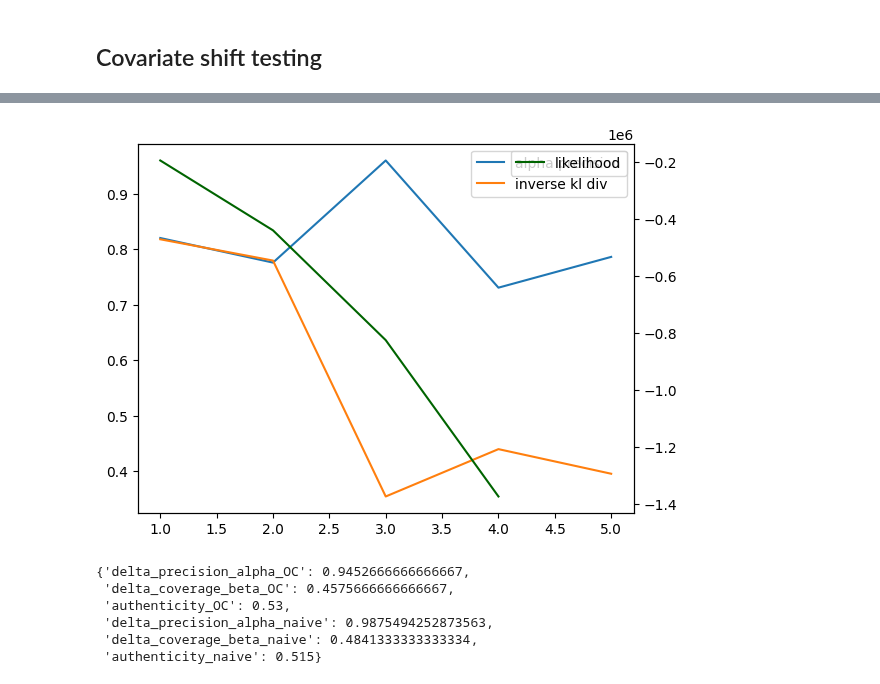
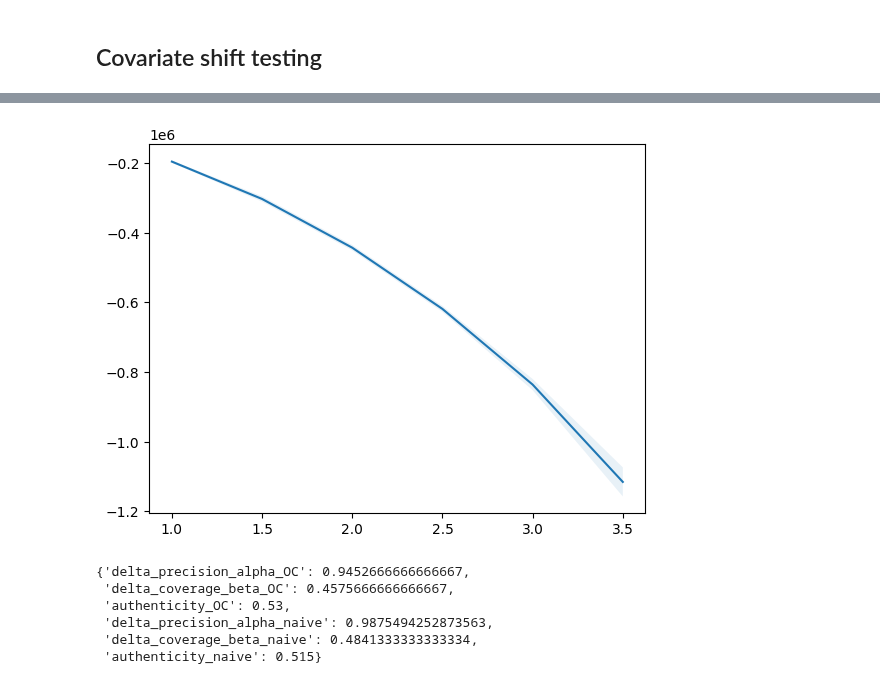
Before and after one commit to harrya32/causal_synthetic_data, a Jupyter notebook: Experiments/Experiments.ipynb, the cells around one changed output, grey strips where cells are left out. Saved outputs shown, nothing was run; the diff lists cells and outputs as text; code cells hidden in the pictures.

Commit message:
illustrative graphs

```diff
--- a/Experiments/Experiments.ipynb
+++ b/Experiments/Experiments.ipynb
@@ -1441,6 +1441,8 @@ results = covariate_shift_exp([1,1.5,2,2.5,3,3.5,4,4.5,5], [20], 5, save=True)
 [2024-04-28T16:48:00.860609+0000][3754226][CRITICAL] load failed: module 'synthcity.plugins.generic.plugin_goggle' has no attribute 'plugin'
 [2024-04-28T16:48:00.861806+0000][3754226][CRITICAL] load failed: module 'synthcity.plugins.generic.plugin_goggle' has no attribute 'plugin'
 [2024-04-28T16:48:00.862333+0000][3754226][CRITICAL] module plugin_goggle load failed
+# %%
+results = pd.read_csv('covariate_shift_example_ctgan.csv')
 # %%
 results
 # %% [output]
@@ -1455,37 +1480,37 @@ results.to_csv('covriate_shift_example_ctgan.csv', index=False)
 # %%
-x = [1,2,3,4,5]
+x = [1,1.5,2,2.5,3,3.5,4,4.5,5]
 
-#std = results.groupby(['mu']).std()['alpha precision']
+std = results.groupby(['mu']).std()['likelihood']
 prec = results.groupby(['mu']).mean()['alpha precision']
 kl_div = results.groupby(['mu']).mean()['kl divergence']
 likelihood = results.groupby(['mu']).mean()['likelihood']
 
 #plt.plot(x, prec, label = 'alpha precision')
 #plt.plot(x, kl_div, label = 'inverse kl div')
-#plt.plot(x, likelihood, label = 'likelihood')
+plt.plot(x, likelihood, label = 'likelihood')
 
-#plt.fill_between(x, prec - std, prec + std, alpha=0.1)
+plt.fill_between(x, likelihood - std, likelihood + std, alpha=0.1)
 
-fig, ax1 = plt.subplots()
+#fig, ax1 = plt.subplots()
 
 # Plot the first series with the primary y-axis
-ax1.plot(x, prec, label = 'alpha precision')
-ax1.plot(x, kl_div, label = 'inverse kl div')
+#ax1.plot(x, prec, label = 'alpha precision')
+#ax1.plot(x, kl_div, label = 'inverse kl div')
 
 # Create a second y-axis and plot the second series
-ax2 = ax1.twinx()
-ax2.plot(x, likelihood, label = 'likelihood', c = 'darkgreen')
+#ax2 = ax1.twinx()
+#ax2.plot(x, likelihood, label = 'likelihood', c = 'darkgreen')
 
-ax1.legend()
-ax2.legend()
+#ax1.legend()
+#ax2.legend()
 plt.show()
 
 
 #plt.ylim([-0.05,1])
 
 #plt.savefig('plots/covariate_shift_mu.png')
 # %% [output]
-[figure, old version]
+[figure, new version]
 # %%
 #to show metrics dont penalise complete swapping of treatment populations
 
```
Also changed, not shown: parts of 7 cells of this notebook.
